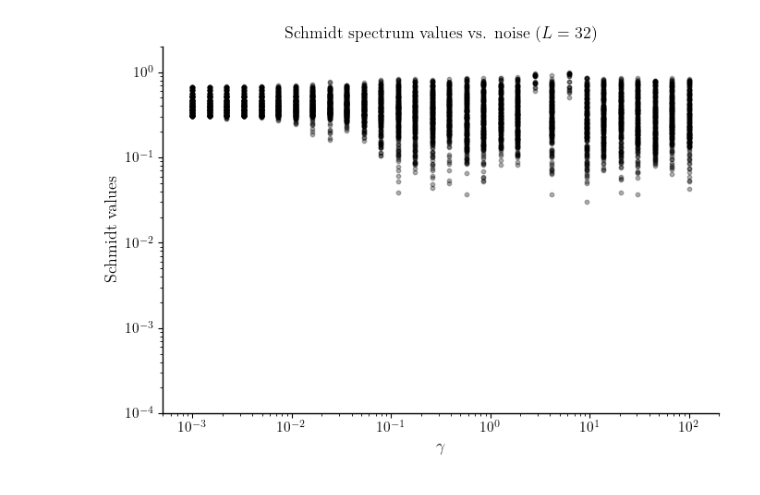
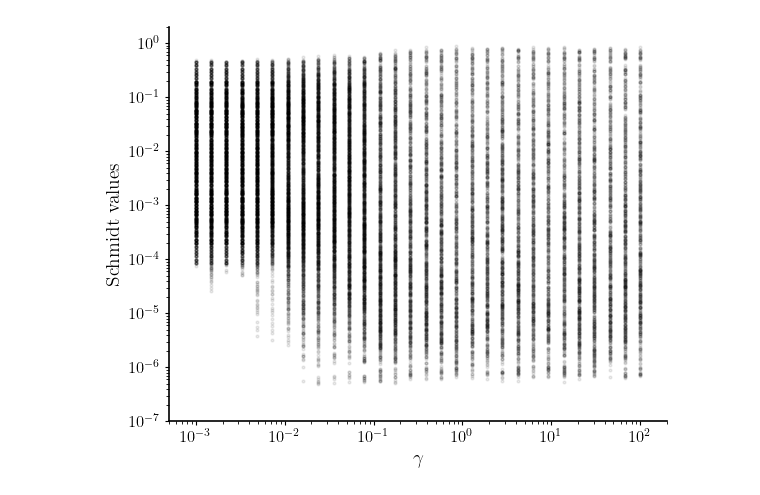
Before and after one commit to munich-quantum-toolkit/yaqs, a Jupyter notebook: experiments/cost/schmidt/schmidt_plotter.ipynb, the cells around one changed output. Cells and saved outputs as stored; diff of their text form; code cells hidden in the pictures.

```diff
--- a/experiments/cost/schmidt/schmidt_plotter.ipynb
+++ b/experiments/cost/schmidt/schmidt_plotter.ipynb
@@ -5,57 +5,61 @@ import matplotlib.cm as cm
 import matplotlib.colors as mcolors
 import pickle
 
-# ----- Global plot style -----
+# --- Global plot style (Nature Physics) ---
 plt.rcParams.update({
     "text.usetex": True,
     "font.family": "serif",
     "font.serif": ["Computer Modern Roman"],
-    "axes.labelsize": 13,
-    "font.size": 12,
-    "axes.titlesize": 13,
-    "xtick.labelsize": 11,
-    "ytick.labelsize": 11,
+    "axes.labelsize": 14,
+    "font.size": 13,
+    "axes.titlesize": 14,
+    "xtick.labelsize": 12,
+    "ytick.labelsize": 12,
     "xtick.direction": "out",
     "ytick.direction": "out",
-    "axes.linewidth": 1.0,
-    "legend.fontsize": 11,
-    "figure.figsize": (7, 5)
+    "axes.linewidth": 1.2,
+    "lines.markersize": 4,
+    "legend.fontsize": 12,
+    "figure.figsize": (6.0, 4.8)
 })
 
-L = 32  # Choose one system size
+# --- Parameters ---
+L = 16
 gammas = np.logspace(-3, 2, 30)
-
 filename = f"schmidt_{L}.pickle"
 
+# --- Load data ---
 with open(filename, 'rb') as f:
     data = pickle.load(f)
 
-# ----- Plot -----
+# --- Create figure ---
 fig, ax = plt.subplots()
 
 for gamma_val, gamma_data in zip(gammas, data):
     for observable in gamma_data:
         if observable.gate.name == "schmidt_spectrum":
-            schmidt_values = observable.results  # should already be flattened 1D array#
-            # Convert each trajectory to array, then flatten all at once
-            all_values = [np.asarray(trajectory).ravel() for trajectory in schmidt_values]
+            all_values = [np.asarray(traj).ravel() for traj in observable.results]
             schmidt_values = np.concatenate(all_values)
-            x = np.full_like(schmidt_values, gamma_val)
-            ax.scatter(x, np.sqrt(schmidt_values), s=10, alpha=0.3, color='black')  # you can use cmap if desired
-            break  # assume only one schmidt observable per gamma
+            x_vals = np.full_like(schmidt_values, gamma_val)
+            ax.scatter(x_vals, schmidt_values, s=4, alpha=0.08, color='black')
 
+# --- Axes and labels ---
 ax.set_xscale('log')
 ax.set_yscale('log')
 ax.set_xlim(5e-4, 2e2)
-ax.set_ylim(1e-2, 2)
-ax.set_xlabel(r'$\gamma$')
-ax.set_ylabel('Schmidt values')
-ax.set_title(f'Schmidt spectrum values vs. noise ($L={L}$)')
+ax.set_ylim(1e-7, 2)
+
+ax.set_xlabel(r"$\gamma$")
+ax.set_ylabel("Schmidt values")
+
+# --- Axes cleanup ---
 ax.spines['top'].set_visible(False)
 ax.spines['right'].set_visible(False)
+ax.tick_params(length=3, direction='out')
 
+# --- Save and show ---
 plt.tight_layout()
-plt.savefig("schmidt_values_vs_gamma.pdf", dpi=300)
+plt.savefig("nature_schmidt_spectrum_vs_gamma.pdf", dpi=300, bbox_inches='tight')
 plt.show()
 # %% [output]
-[figure, old version]
+[figure, new version]
```
Also changed, not shown: parts of 1 cell of this notebook, 40 other files.
